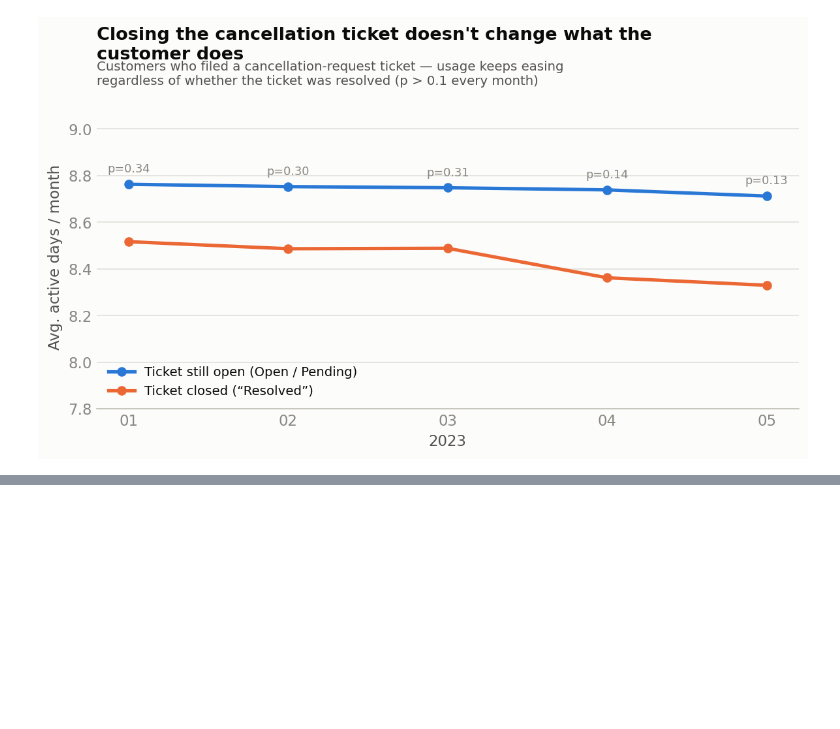
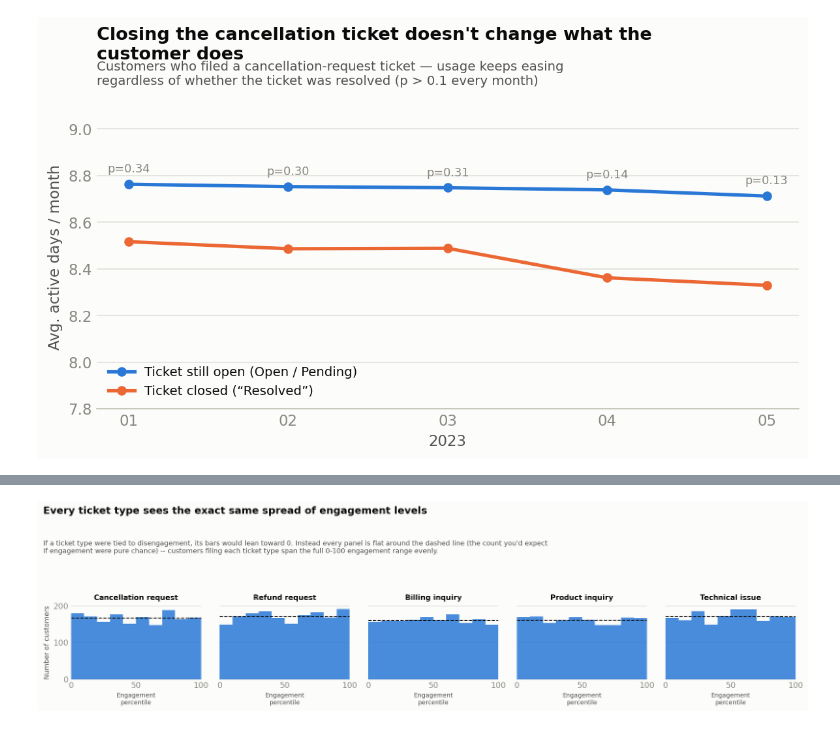
Before and after one commit to dpark2380/datasoc-atlassian-datathon, a Jupyter notebook: analysis/EDA.ipynb, the cells around one changed output, grey strips where cells are left out. Cells and saved outputs as stored; diff of their text form; code cells hidden in the pictures; blank space fills up the shorter version.

```diff
--- a/analysis/EDA.ipynb
+++ b/analysis/EDA.ipynb
@@ -748,0 +787,47 @@ plt.show()
+# %%
+ticketOneRow = combined_df.drop_duplicates("Customer ID")
+engagementByType = engagementDf.merge(
+    ticketOneRow[["Customer ID", "Ticket Type"]], on="Customer ID", how="left"
+)
+
+ticketTypeOrder = ["Cancellation request", "Refund request", "Billing inquiry", "Product inquiry", "Technical issue"]
+n_bins = 10
+bin_edges = np.linspace(0, 100, n_bins + 1)
+
+fig, axes = plt.subplots(1, 5, figsize=(15, 3.3), dpi=150, sharey=True)
+
+for ax, ttype in zip(axes, ticketTypeOrder):
+    vals = engagementByType.loc[engagementByType["Ticket Type"] == ttype, "Engagement Percentile"]
+    expected_height = len(vals) / n_bins
+    ax.hist(vals, bins=bin_edges, color=SERIES_BLUE, alpha=0.85, zorder=3)
+    ax.axhline(expected_height, color=INK_PRIMARY, linewidth=1.2, linestyle="--", zorder=4)
+    ax.set_title(ttype, fontsize=10, color=INK_PRIMARY, fontweight="bold", pad=8)
+    ax.set_xlim(0, 100)
+    ax.set_xticks([0, 50, 100])
+    ax.grid(axis="y", zorder=0)
+    ax.grid(axis="x", visible=False)
+    ax.set_axisbelow(True)
+    ax.tick_params(length=0)
+    ax.set_xlabel("Engagement\npercentile", fontsize=8.5)
+
+axes[0].set_ylabel("Number of customers", fontsize=9.5)
+
+fig.suptitle(
+    "Every ticket type sees the exact same spread of engagement levels",
+    x=0.01, ha="left", fontsize=14, color=INK_PRIMARY, fontweight="bold", y=1.22,
+)
+fig.text(
+    0.01, 1.02,
+    "\n".join(textwrap.wrap(
+        "If a ticket type were tied to disengagement, its bars would lean toward 0. Instead every panel is flat around the "
+        "dashed line (the count you'd expect if engagement were pure chance) -- customers filing each ticket type span the "
+        "full 0-100 engagement range evenly.",
+        150,
+    )),
+    fontsize=9.5, color=INK_SECONDARY, ha="left", va="top",
+)
+
+fig.tight_layout(rect=(0, 0, 1, 0.86))
+plt.show()
+# %% [output]
+[figure, added]
```
Also changed, not shown: parts of 5 cells of this notebook, 1 other file.
